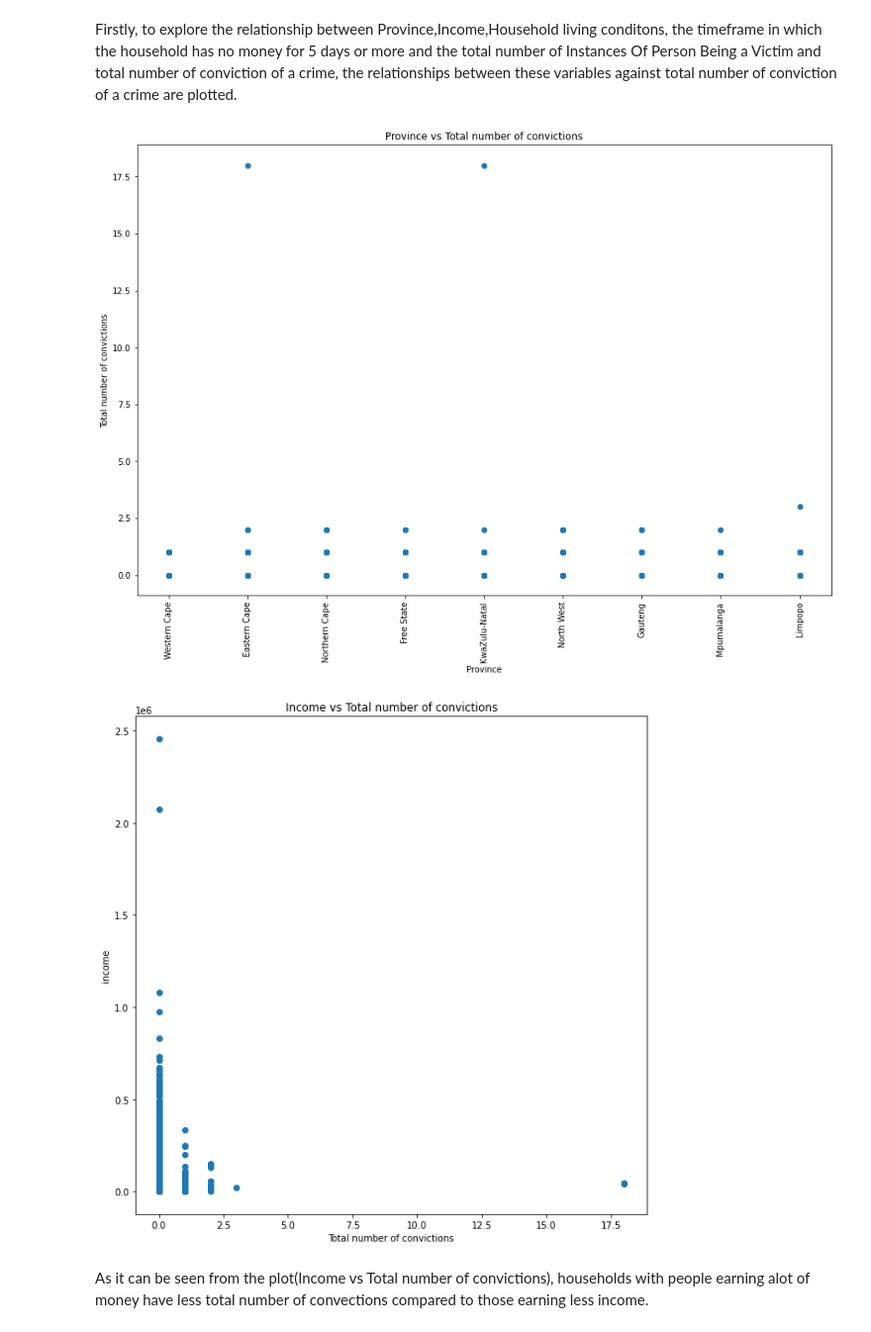
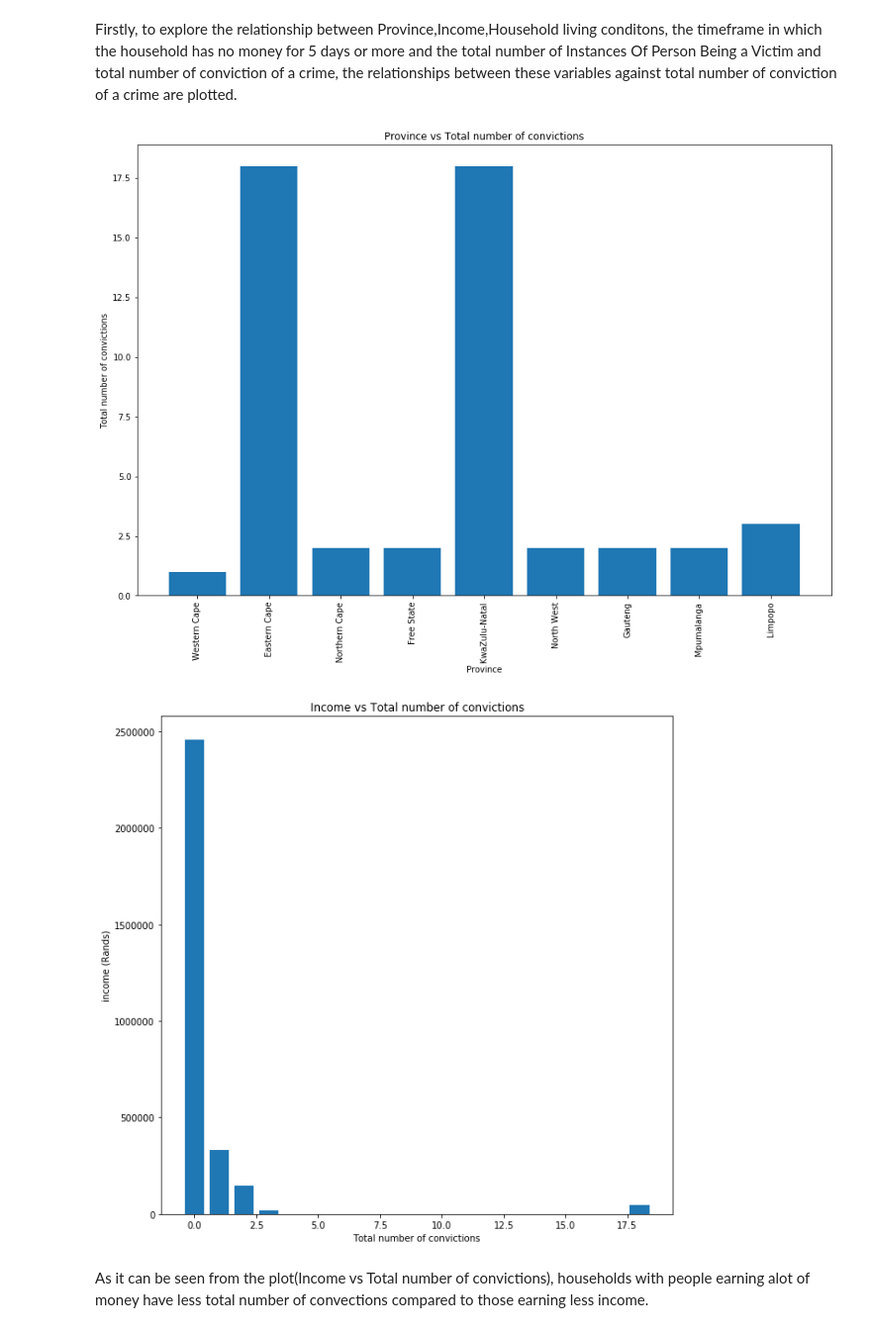
Before and after one commit to DonaldMbara/DAE-Project, a Jupyter notebook: Project1_Draft.ipynb, the cells around one changed output. Shown at 99% size. Cells and saved outputs as stored; diff of their text form; code cells hidden in the pictures.

```diff
--- a/Project1_Draft.ipynb
+++ b/Project1_Draft.ipynb
@@ -403,7 +497,7 @@ fig.set_size_inches(15, 10)
 plt.xticks(x, labels, rotation='vertical')
 ax.set_xticks(x)
 ax.set_xticklabels(labels)
-ax.scatter(prov,convictions)
+ax.bar(prov,convictions)
 
 
 plt.title('Province vs Total number of convictions')
@@ -411,20 +505,20 @@ plt.ylabel('Total number of convictions')
 plt.xlabel('Province')
 plt.show()
 # %% [output]
-[figure, old version]
+[figure, new version]
 # %%
 income = DATA.income
 convictions = DATA.Total_number_of_convictions
 
 fig,ax = plt.subplots()
 fig.set_size_inches(10, 10)
-ax.scatter(convictions,income)
+ax.bar(convictions,income)
 plt.title('Income vs Total number of convictions')
 plt.xlabel('Total number of convictions')
-plt.ylabel('income')
+plt.ylabel('income (Rands)')
 plt.show()
 # %% [output]
-[figure, old version]
+[figure, new version]
 # %% [markdown]
 As it can be seen from the plot(Income vs Total number of convictions), households with people earning alot of money have less total number of convections compared to those earning less income.
 # %%
```
Also changed, not shown: parts of 27 cells of this notebook, 1 other file.
